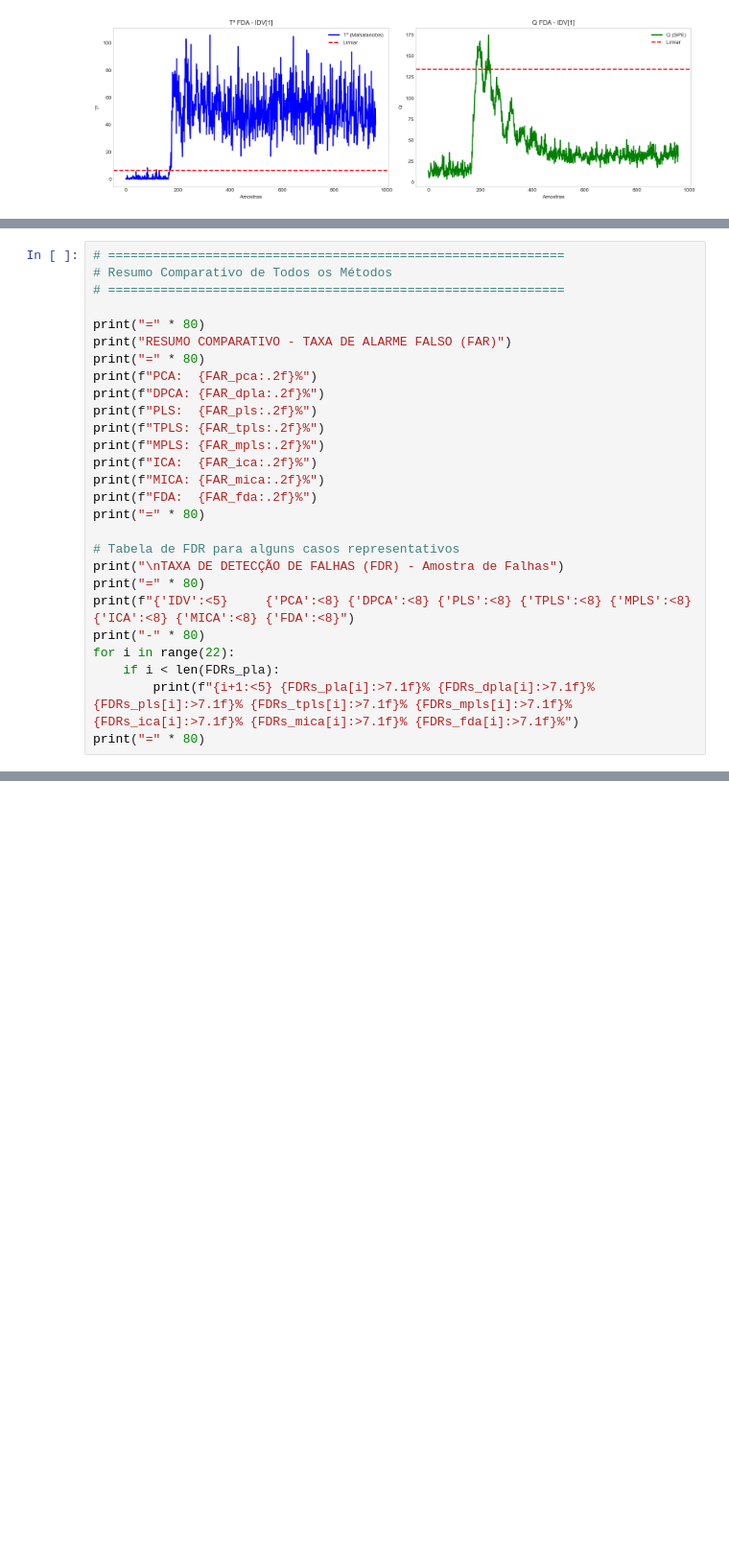
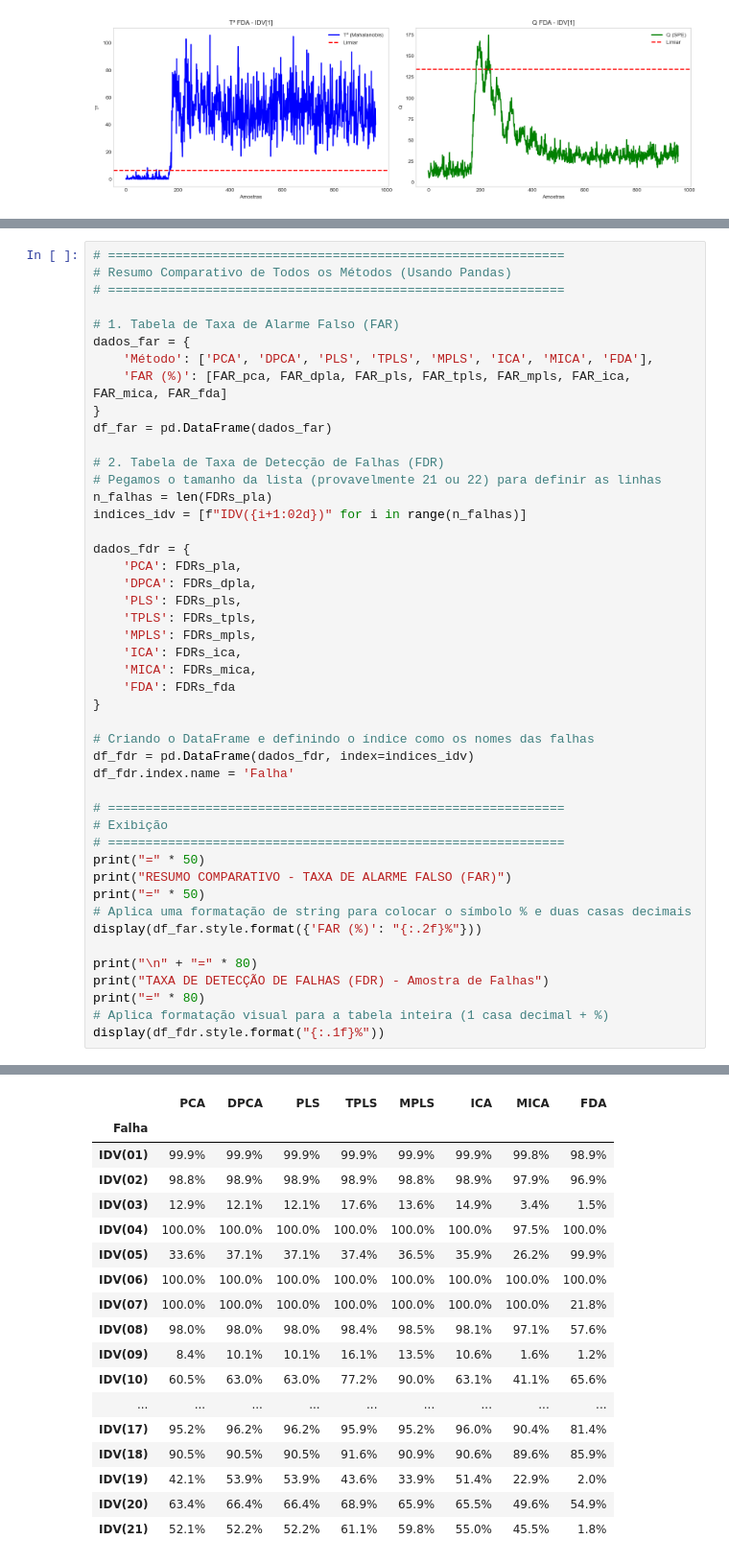
Before and after one commit to SauloJose/SistemasInteligentes2026, a Jupyter notebook: Atividade 3 - Identificação de Falhas/DiagnosticoProblema.ipynb, the cells around one changed output, grey strips where cells are left out. Shown at 96% size. Drawn from its saved outputs; the diff is of its cells as text; blank space fills up the shorter version.

```diff
--- a/Atividade 3 - Identificação de Falhas/DiagnosticoProblema.ipynb
+++ b/Atividade 3 - Identificação de Falhas/DiagnosticoProblema.ipynb
@@ -2626,28 +2628,47 @@ fda_monitor.plot_statistics(T2_for_fault_fda, Q_for_fault_fda, id=1)
 # %%
 # =============================================================
-# Resumo Comparativo de Todos os Métodos
+# Resumo Comparativo de Todos os Métodos (Usando Pandas)
 # =============================================================
 
+# 1. Tabela de Taxa de Alarme Falso (FAR)
+dados_far = {
+    'Método': ['PCA', 'DPCA', 'PLS', 'TPLS', 'MPLS', 'ICA', 'MICA', 'FDA'],
+    'FAR (%)': [FAR_pca, FAR_dpla, FAR_pls, FAR_tpls, FAR_mpls, FAR_ica, FAR_mica, FAR_fda]
+}
+df_far = pd.DataFrame(dados_far)
+
+# 2. Tabela de Taxa de Detecção de Falhas (FDR)
+# Pegamos o tamanho da lista (provavelmente 21 ou 22) para definir as linhas
+n_falhas = len(FDRs_pla)
+indices_idv = [f"IDV({i+1:02d})" for i in range(n_falhas)]
+
+dados_fdr = {
+    'PCA': FDRs_pla,
+    'DPCA': FDRs_dpla,
+    'PLS': FDRs_pls,
+    'TPLS': FDRs_tpls,
+    'MPLS': FDRs_mpls,
+    'ICA': FDRs_ica,
+    'MICA': FDRs_mica,
+    'FDA': FDRs_fda
+}
+
+# Criando o DataFrame e definindo o índice como os nomes das falhas
+df_fdr = pd.DataFrame(dados_fdr, index=indices_idv)
+df_fdr.index.name = 'Falha'
+
+# =============================================================
+# Exibição
+# =============================================================
+print("=" * 50)
+print("RESUMO COMPARATIVO - TAXA DE ALARME FALSO (FAR)")
+print("=" * 50)
+# Aplica uma formatação de string para colocar o símbolo % e duas casas decimais
+display(df_far.style.format({'FAR (%)': "{:.2f}%"}))
+
+print("\n" + "=" * 80)
+print("TAXA DE DETECÇÃO DE FALHAS (FDR) - Amostra de Falhas")
 print("=" * 80)
-print("RESUMO COMPARATIVO - TAXA DE ALARME FALSO (FAR)")
-print("=" * 80)
-print(f"PCA:  {FAR_pca:.2f}%")
-print(f"DPCA: {FAR_dpla:.2f}%")
-print(f"PLS:  {FAR_pls:.2f}%")
-print(f"TPLS: {FAR_tpls:.2f}%")
-print(f"MPLS: {FAR_mpls:.2f}%")
-print(f"ICA:  {FAR_ica:.2f}%")
-print(f"MICA: {FAR_mica:.2f}%")
-print(f"FDA:  {FAR_fda:.2f}%")
-print("=" * 80)
-
-# Tabela de FDR para alguns casos representativos
-print("\nTAXA DE DETECÇÃO DE FALHAS (FDR) - Amostra de Falhas")
-print("=" * 80)
-print(f"{'IDV':<5}     {'PCA':<8} {'DPCA':<8} {'PLS':<8} {'TPLS':<8} {'MPLS':<8} {'ICA':<8} {'MICA':<8} {'FDA':<8}")
-print("-" * 80)
-for i in range(22):
-    if i < len(FDRs_pla):
-        print(f"{i+1:<5} {FDRs_pla[i]:>7.1f}% {FDRs_dpla[i]:>7.1f}% {FDRs_pls[i]:>7.1f}% {FDRs_tpls[i]:>7.1f}% {FDRs_mpls[i]:>7.1f}% {FDRs_ica[i]:>7.1f}% {FDRs_mica[i]:>7.1f}% {FDRs_fda[i]:>7.1f}%")
-print("=" * 80)
+# Aplica formatação visual para a tabela inteira (1 casa decimal + %)
+display(df_fdr.style.format("{:.1f}%"))
 # %% [output]
@@ -2670,0 +2690,18 @@ FDA:  1.15%
+|  | PCA | DPCA | PLS | TPLS | MPLS | ICA | MICA | FDA |
+| Falha |  |  |  |  |  |  |  |  |
+| IDV(01) | 99.9% | 99.9% | 99.9% | 99.9% | 99.9% | 99.9% | 99.8% | 98.9% |
+| IDV(02) | 98.8% | 98.9% | 98.9% | 98.9% | 98.8% | 98.9% | 97.9% | 96.9% |
+| IDV(03) | 12.9% | 12.1% | 12.1% | 17.6% | 13.6% | 14.9% | 3.4% | 1.5% |
+| IDV(04) | 100.0% | 100.0% | 100.0% | 100.0% | 100.0% | 100.0% | 97.5% | 100.0% |
+| IDV(05) | 33.6% | 37.1% | 37.1% | 37.4% | 36.5% | 35.9% | 26.2% | 99.9% |
+| IDV(06) | 100.0% | 100.0% | 100.0% | 100.0% | 100.0% | 100.0% | 100.0% | 100.0% |
+| IDV(07) | 100.0% | 100.0% | 100.0% | 100.0% | 100.0% | 100.0% | 100.0% | 21.8% |
+| IDV(08) | 98.0% | 98.0% | 98.0% | 98.4% | 98.5% | 98.1% | 97.1% | 57.6% |
+| IDV(09) | 8.4% | 10.1% | 10.1% | 16.1% | 13.5% | 10.6% | 1.6% | 1.2% |
+| IDV(10) | 60.5% | 63.0% | 63.0% | 77.2% | 90.0% | 63.1% | 41.1% | 65.6% |
+| ... | ... | ... | ... | ... | ... | ... | ... | ... |
+| IDV(17) | 95.2% | 96.2% | 96.2% | 95.9% | 95.2% | 96.0% | 90.4% | 81.4% |
+| IDV(18) | 90.5% | 90.5% | 90.5% | 91.6% | 90.9% | 90.6% | 89.6% | 85.9% |
+| IDV(19) | 42.1% | 53.9% | 53.9% | 43.6% | 33.9% | 51.4% | 22.9% | 2.0% |
+| IDV(20) | 63.4% | 66.4% | 66.4% | 68.9% | 65.9% | 65.5% | 49.6% | 54.9% |
+| IDV(21) | 52.1% | 52.2% | 52.2% | 61.1% | 59.8% | 55.0% | 45.5% | 1.8% |
```
Also changed, not shown: parts of 2 cells of this notebook, 8 other files.
